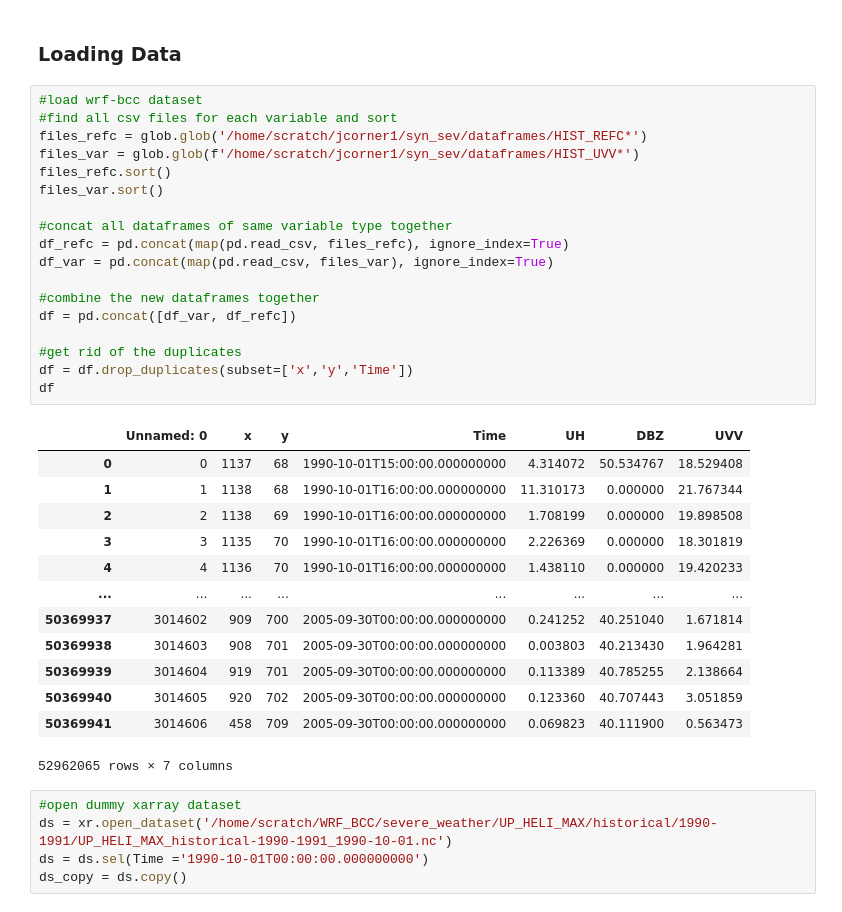
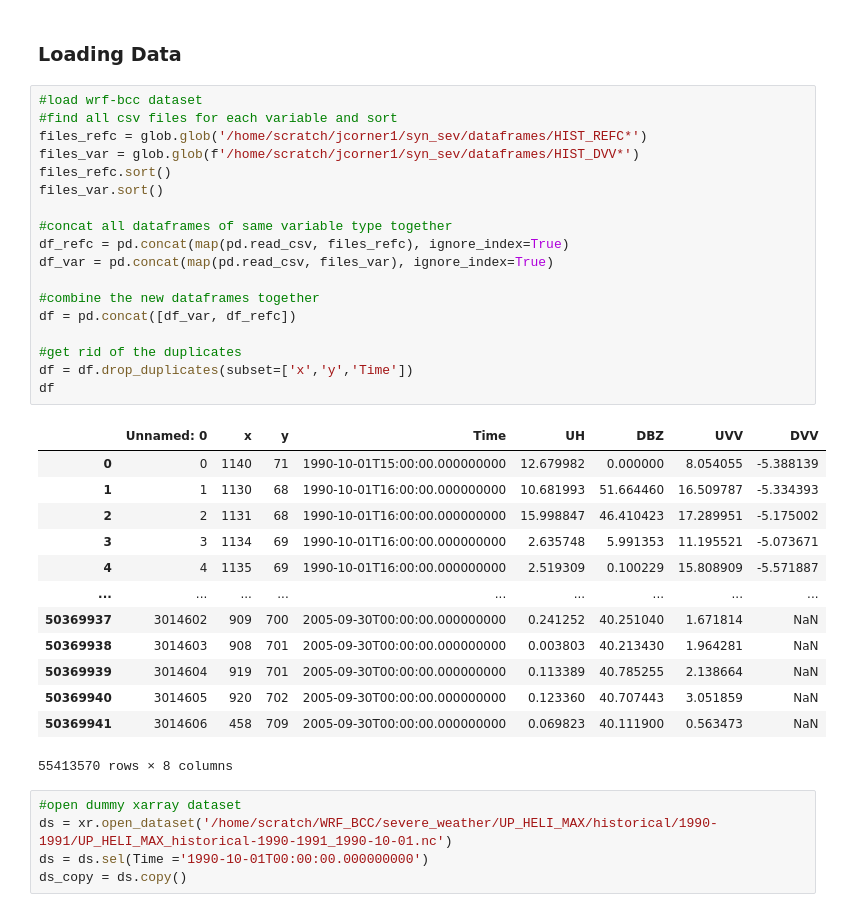
Before and after one commit to jcorner1/SYN_SERV, a Jupyter notebook: Code/Regridding_WRFBCC_Data.ipynb, the cells around one changed output. Saved outputs shown, nothing was run; the diff lists cells and outputs as text.

```diff
--- a/Code/Regridding_WRFBCC_Data.ipynb
+++ b/Code/Regridding_WRFBCC_Data.ipynb
@@ -16,35 +16,35 @@ import glob
 # %%
 #load wrf-bcc dataset
 #find all csv files for each variable and sort
 files_refc = glob.glob('/home/scratch/jcorner1/syn_sev/dataframes/HIST_REFC*')
-files_var = glob.glob(f'/home/scratch/jcorner1/syn_sev/dataframes/HIST_UVV*')
+files_var = glob.glob(f'/home/scratch/jcorner1/syn_sev/dataframes/HIST_DVV*')
 files_refc.sort()
 files_var.sort()
 
 #concat all dataframes of same variable type together
 df_refc = pd.concat(map(pd.read_csv, files_refc), ignore_index=True)
 df_var = pd.concat(map(pd.read_csv, files_var), ignore_index=True)
 
 #combine the new dataframes together
 df = pd.concat([df_var, df_refc])
 
 #get rid of the duplicates
 df = df.drop_duplicates(subset=['x','y','Time'])
 df
 # %% [output]
-|  | Unnamed: 0 | x | y | Time | UH | DBZ | UVV |
-| 0 | 0 | 1137 | 68 | 1990-10-01T15:00:00.000000000 | 4.314072 | 50.534767 | 18.529408 |
-| 1 | 1 | 1138 | 68 | 1990-10-01T16:00:00.000000000 | 11.310173 | 0.000000 | 21.767344 |
-| 2 | 2 | 1138 | 69 | 1990-10-01T16:00:00.000000000 | 1.708199 | 0.000000 | 19.898508 |
-| 3 | 3 | 1135 | 70 | 1990-10-01T16:00:00.000000000 | 2.226369 | 0.000000 | 18.301819 |
-| 4 | 4 | 1136 | 70 | 1990-10-01T16:00:00.000000000 | 1.438110 | 0.000000 | 19.420233 |
-| ... | ... | ... | ... | ... | ... | ... | ... |
-| 50369937 | 3014602 | 909 | 700 | 2005-09-30T00:00:00.000000000 | 0.241252 | 40.251040 | 1.671814 |
-| 50369938 | 3014603 | 908 | 701 | 2005-09-30T00:00:00.000000000 | 0.003803 | 40.213430 | 1.964281 |
-| 50369939 | 3014604 | 919 | 701 | 2005-09-30T00:00:00.000000000 | 0.113389 | 40.785255 | 2.138664 |
-| 50369940 | 3014605 | 920 | 702 | 2005-09-30T00:00:00.000000000 | 0.123360 | 40.707443 | 3.051859 |
-| 50369941 | 3014606 | 458 | 709 | 2005-09-30T00:00:00.000000000 | 0.069823 | 40.111900 | 0.563473 |
+|  | Unnamed: 0 | x | y | Time | UH | DBZ | UVV | DVV |
+| 0 | 0 | 1140 | 71 | 1990-10-01T15:00:00.000000000 | 12.679982 | 0.000000 | 8.054055 | -5.388139 |
+| 1 | 1 | 1130 | 68 | 1990-10-01T16:00:00.000000000 | 10.681993 | 51.664460 | 16.509787 | -5.334393 |
+| 2 | 2 | 1131 | 68 | 1990-10-01T16:00:00.000000000 | 15.998847 | 46.410423 | 17.289951 | -5.175002 |
+| 3 | 3 | 1134 | 69 | 1990-10-01T16:00:00.000000000 | 2.635748 | 5.991353 | 11.195521 | -5.073671 |
+| 4 | 4 | 1135 | 69 | 1990-10-01T16:00:00.000000000 | 2.519309 | 0.100229 | 15.808909 | -5.571887 |
+| ... | ... | ... | ... | ... | ... | ... | ... | ... |
+| 50369937 | 3014602 | 909 | 700 | 2005-09-30T00:00:00.000000000 | 0.241252 | 40.251040 | 1.671814 | NaN |
+| 50369938 | 3014603 | 908 | 701 | 2005-09-30T00:00:00.000000000 | 0.003803 | 40.213430 | 1.964281 | NaN |
+| 50369939 | 3014604 | 919 | 701 | 2005-09-30T00:00:00.000000000 | 0.113389 | 40.785255 | 2.138664 | NaN |
+| 50369940 | 3014605 | 920 | 702 | 2005-09-30T00:00:00.000000000 | 0.123360 | 40.707443 | 3.051859 | NaN |
+| 50369941 | 3014606 | 458 | 709 | 2005-09-30T00:00:00.000000000 | 0.069823 | 40.111900 | 0.563473 | NaN |
-52962065 rows × 7 columns
+55413570 rows × 8 columns
 # %%
 #open dummy xarray dataset
 ds = xr.open_dataset('/home/scratch/WRF_BCC/severe_weather/UP_HELI_MAX/historical/1990-1991/UP_HELI_MAX_historical-1990-1991_1990-10-01.nc')
```
Also changed, not shown: parts of 3 cells of this notebook.
